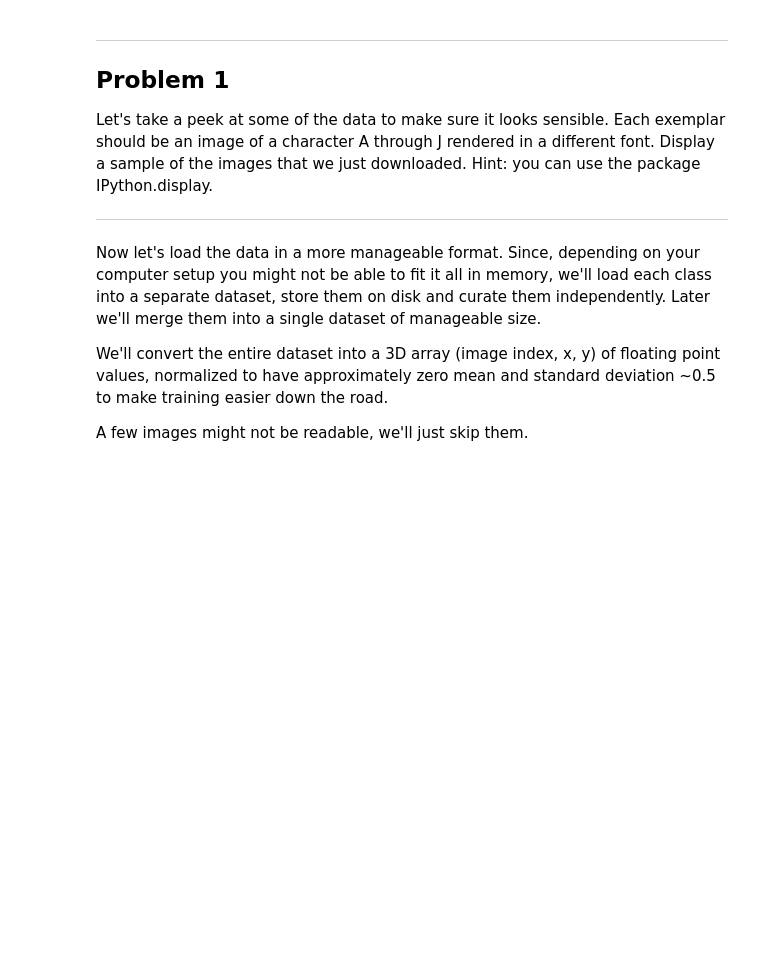
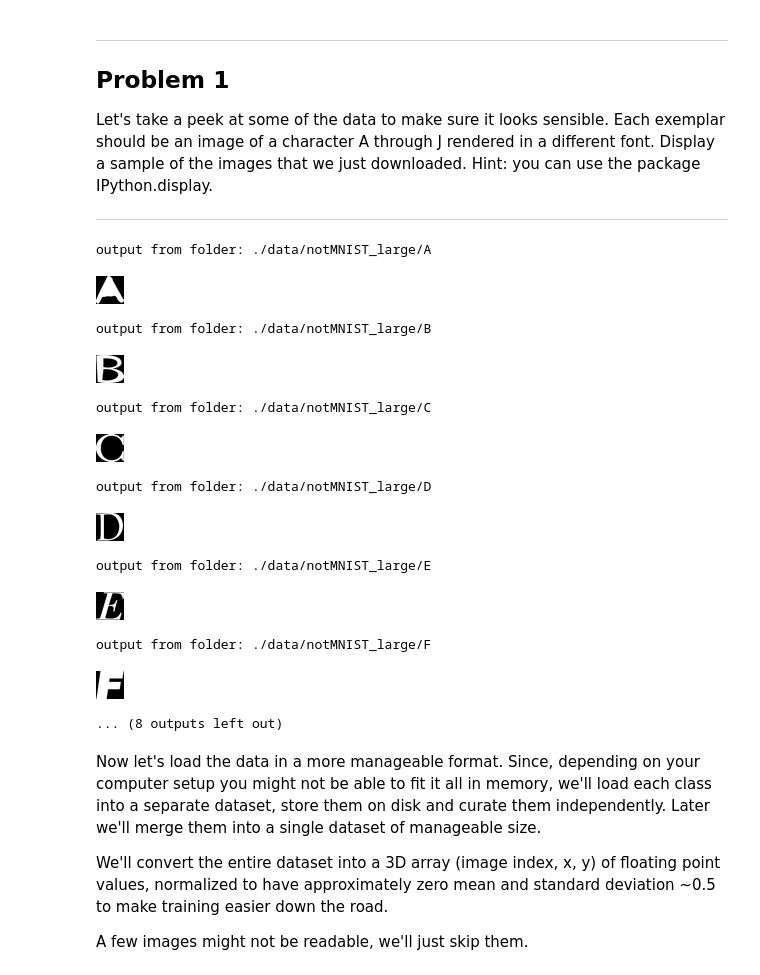
Before and after one commit to JovanSardinha/Google-Udacity_DeepLearning, a Jupyter notebook: 1_notmnist.ipynb, the cells around one changed output. Cells and saved outputs as stored; diff of their text form; code cells hidden in the pictures; blank space fills up the shorter version.

```diff
--- a/1_notmnist.ipynb
+++ b/1_notmnist.ipynb
@@ -26,18 +29,19 @@ from six.moves import cPickle as pickle
 First, we'll download the dataset to our local machine. The data consists of characters rendered in a variety of fonts on a 28x28 image. The labels are limited to 'A' through 'J' (10 classes). The training set has about 500k and the testset 19000 labelled examples. Given these sizes, it should be possible to train models quickly on any machine.
 # %%
 url = 'http://yaroslavvb.com/upload/notMNIST/'
+loc = './data/'
 
 def maybe_download(filename, expected_bytes, force=False):
-  """Download a file if not present, and make sure it's the right size."""
-  if force or not os.path.exists(filename):
-    filename, _ = urlretrieve(url + filename, filename)
-  statinfo = os.stat(filename)
-  if statinfo.st_size == expected_bytes:
-    print('Found and verified', filename)
-  else:
-    raise Exception(
-      'Failed to verify' + filename + '. Can you get to it with a browser?')
-  return filename
+    """Download a file if not present, and make sure it's the right size."""
+    if force or not os.path.exists(filename):
+        filename, _ = urlretrieve(url + filename, loc + filename)
+    statinfo = os.stat(filename)
+    if statinfo.st_size == expected_bytes:
+        print('Found and verified', filename)
+    else:
+        raise Exception(
+                'Failed to verify' + filename + '. Can you get to it with a browser?')
+    return filename
 
 train_filename = maybe_download('notMNIST_large.tar.gz', 247336696)
 test_filename = maybe_download('notMNIST_small.tar.gz', 8458043)
@@ -85,6 +91,31 @@ Problem 1
 Let's take a peek at some of the data to make sure it looks sensible. Each exemplar should be an image of a character A through J rendered in a different font. Display a sample of the images that we just downloaded. Hint: you can use the package IPython.display.
 
 ---
+# %%
+# Prints a random image from each folder
+
+# Setting seed to ensure replicable results
+random.seed(13)
+
+for folder in train_folders:
+    print ("output from folder:", folder)
+    numImages = len(os.listdir(folder))-1
+    i = Image(filename=folder+"/"+os.listdir(folder)[random.randint(0,numImages)])
+    display (i)
+# %% [output]
+output from folder: ./data/notMNIST_large/A
+[figure, added]
+output from folder: ./data/notMNIST_large/B
+[figure, added]
+output from folder: ./data/notMNIST_large/C
+[figure, added]
+output from folder: ./data/notMNIST_large/D
+[figure, added]
+output from folder: ./data/notMNIST_large/E
+[figure, added]
+output from folder: ./data/notMNIST_large/F
+[figure, added]
+... (8 outputs left out)
 # %% [markdown]
 Now let's load the data in a more manageable format. Since, depending on your computer setup you might not be able to fit it all in memory, we'll load each class into a separate dataset, store them on disk and curate them independently. Later we'll merge them into a single dataset of manageable size.
 
```
Also changed, not shown: parts of 4 cells of this notebook, 1 other file.
